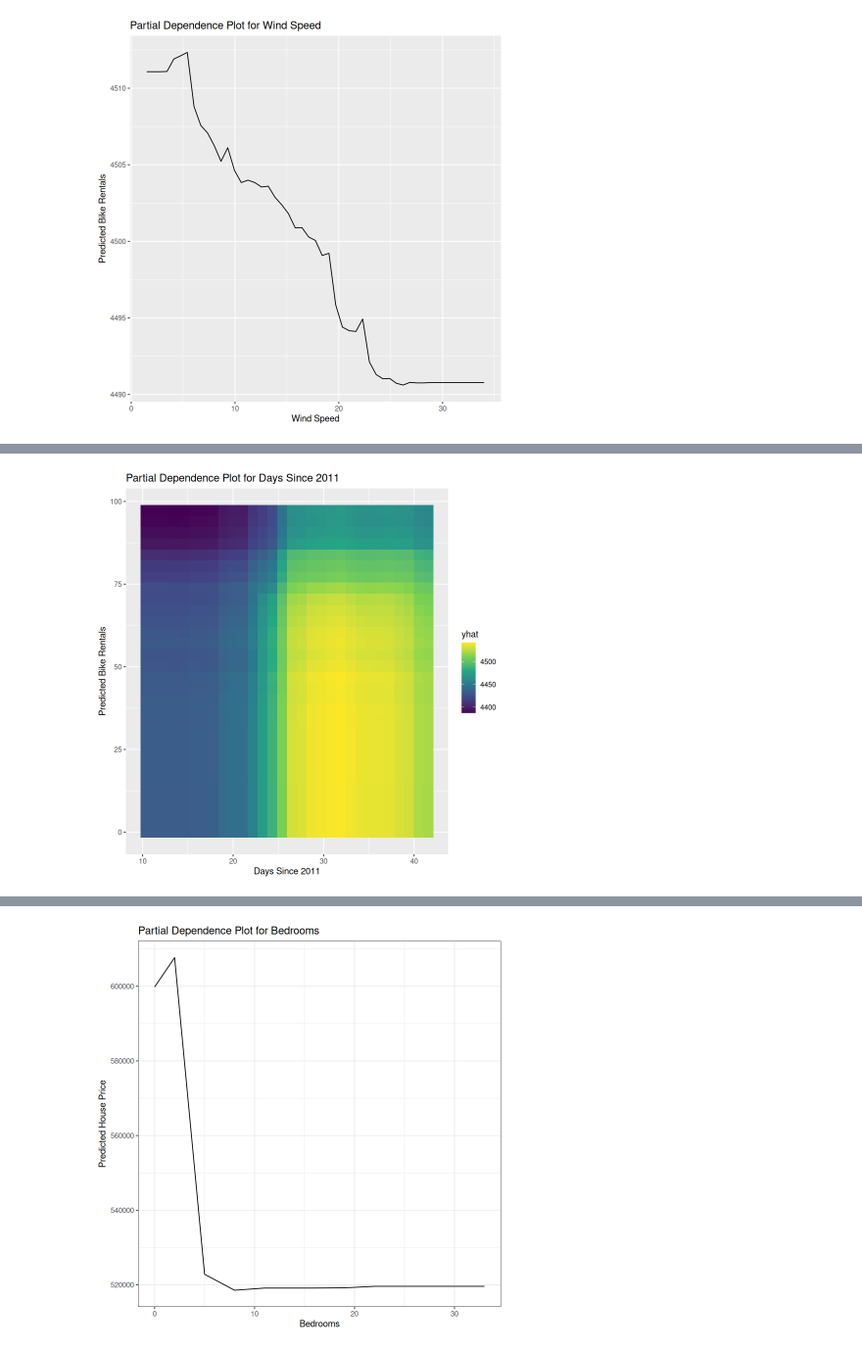
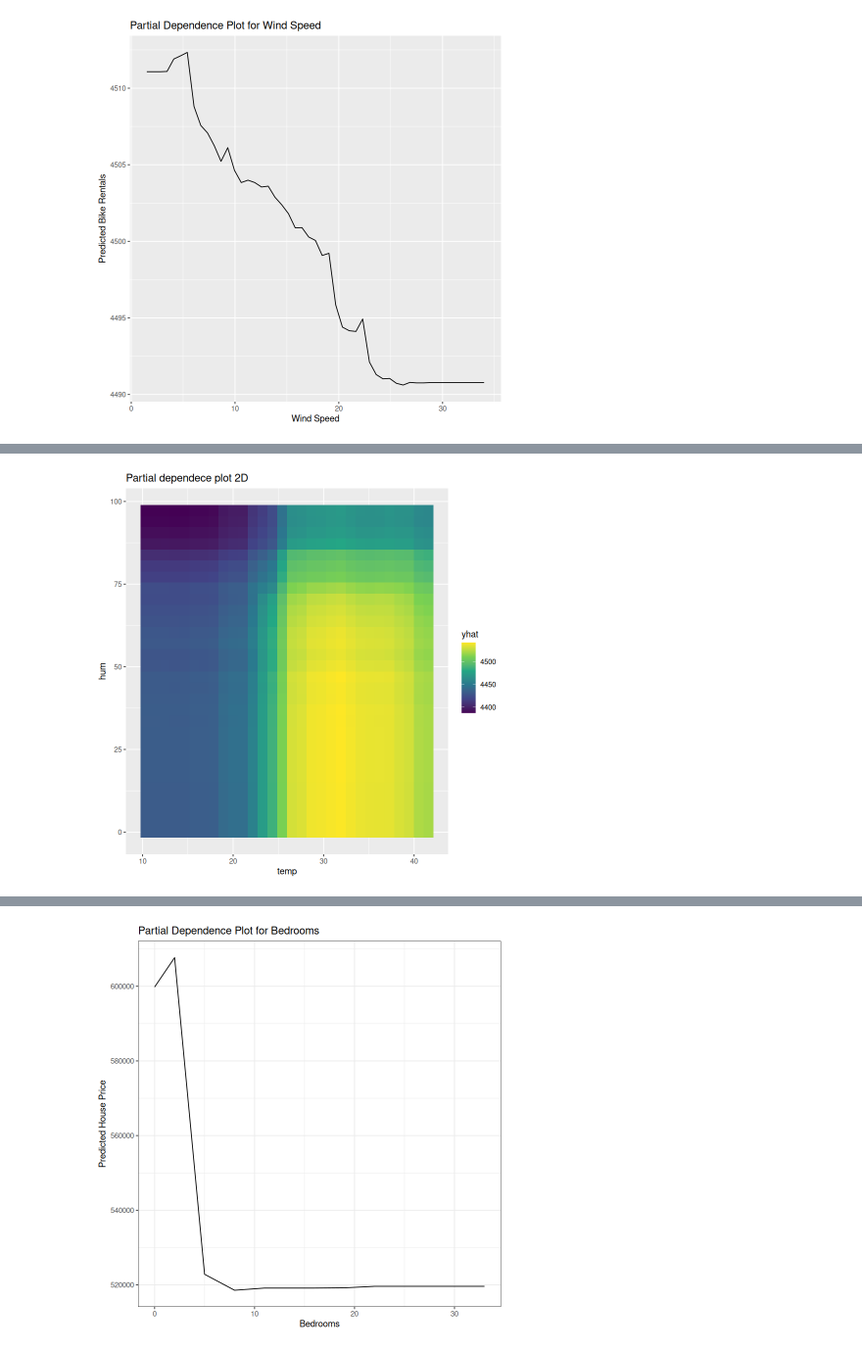
Before and after one commit to pablopertusa/practica5_edm, a Jupyter notebook: code.ipynb, the cells around one changed output, grey strips where cells are left out. Shown: that part at 98% size. Cells and saved outputs as stored; diff of their text form; code cells hidden in the pictures.

```diff
--- a/code.ipynb
+++ b/code.ipynb
@@ -153,9 +108,9 @@ relationship as learned by the random forest model.
 # %%
 # Create 2D partial dependence data
 pdp_2d <- partial(rf_model, pred.var = c("temp", "hum"), grid.resolution = 30)
 
-plot_2d <- autoplot(pdp_2d, ylab = "Predicted Bike Rentals", xlab = "Days Since 2011") +
-  ggtitle("Partial Dependence Plot for Days Since 2011")
+plot_2d <- autoplot(pdp_2d, ylab = "hum", xlab = "temp") +
+  ggtitle("Partial dependece plot 2D")
 plot_2d
 # %% [output]
-[figure, old version]
+[figure, new version]
```
Also changed, not shown: parts of 4 cells of this notebook, 1 other file.
